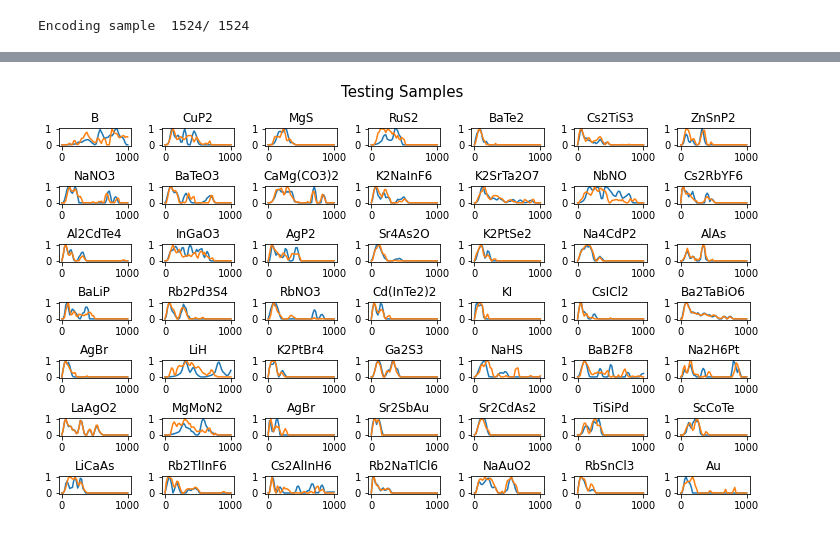
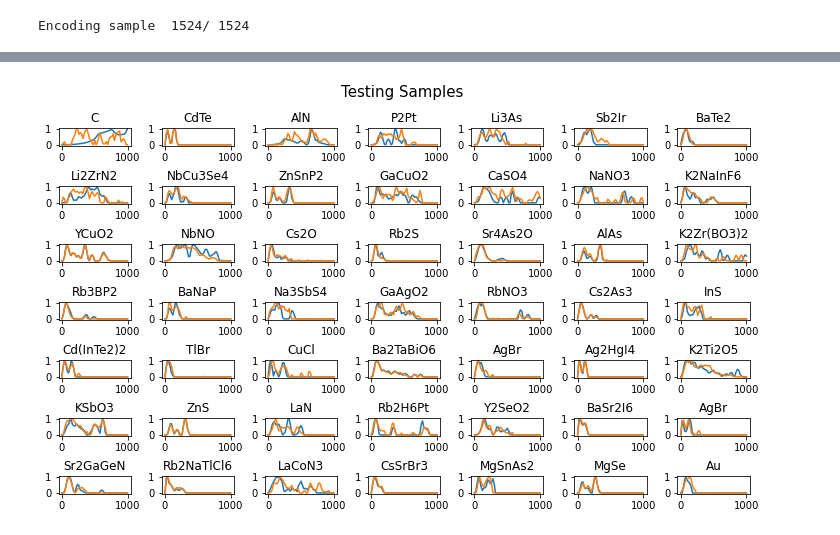
Before and after one commit to zhantaochen/phonondos_e3nn, a Jupyter notebook: phdos_train.ipynb, the cells around one changed output, grey strips where cells are left out. Saved outputs shown, nothing was run; the diff lists cells and outputs as text; code cells hidden in the pictures.

```diff
--- a/phdos_train.ipynb
+++ b/phdos_train.ipynb
@@ -377,19 +391,19 @@ fig.savefig(run_name+'_valid.png',dpi=300)
 # %%
-idx3 = np.sort(np.random.choice(index_te[:149], 46, replace=False).tolist()+index_te[-3:].tolist()).reshape(7,7)
+idx3 = np.sort(np.random.choice(index_te, 49, replace=False)).reshape(7,7)
 fig = plt.figure(figsize=(10,6),constrained_layout=True)
 gs = fig.add_gridspec(idx3.shape[0], idx3.shape[0])
 for row in range(0,idx3.shape[0]):
     for col in range(0,idx3.shape[1]):
         d = torch_geometric.data.Batch.from_data_list([data[idx3[row,col]]])
         d.to(device)
         output = model(d.x, d.edge_index, d.edge_attr, n_norm=n_norm, batch=d.batch)
         ax = fig.add_subplot(gs[row,col])
 #         ax.plot(phfre_gt[:500], phdos_gt[idx3[row,col],:500], c='0.55',label='Truth')
         ax.plot(phfre, d.y[0].cpu().detach(),label='Truth')
         ax.plot(phfre, output[0].cpu().detach(),'-',label='Prediction')
 #         ax.set_title(f'mp-{material_id[idx3[row,col]]}\n{str(cif[idx3[row,col]][1][5:])}')
         ax.set_title(str(cif[idx3[row,col]][1][5:]))
 fig.suptitle('Testing Samples', horizontalalignment='center', fontsize = 15)
 fig.savefig(run_name+'_test.png',dpi=300)
 # %% [output]
-[figure, old version]
+[figure, new version]
```
Also changed, not shown: parts of 18 cells of this notebook.
